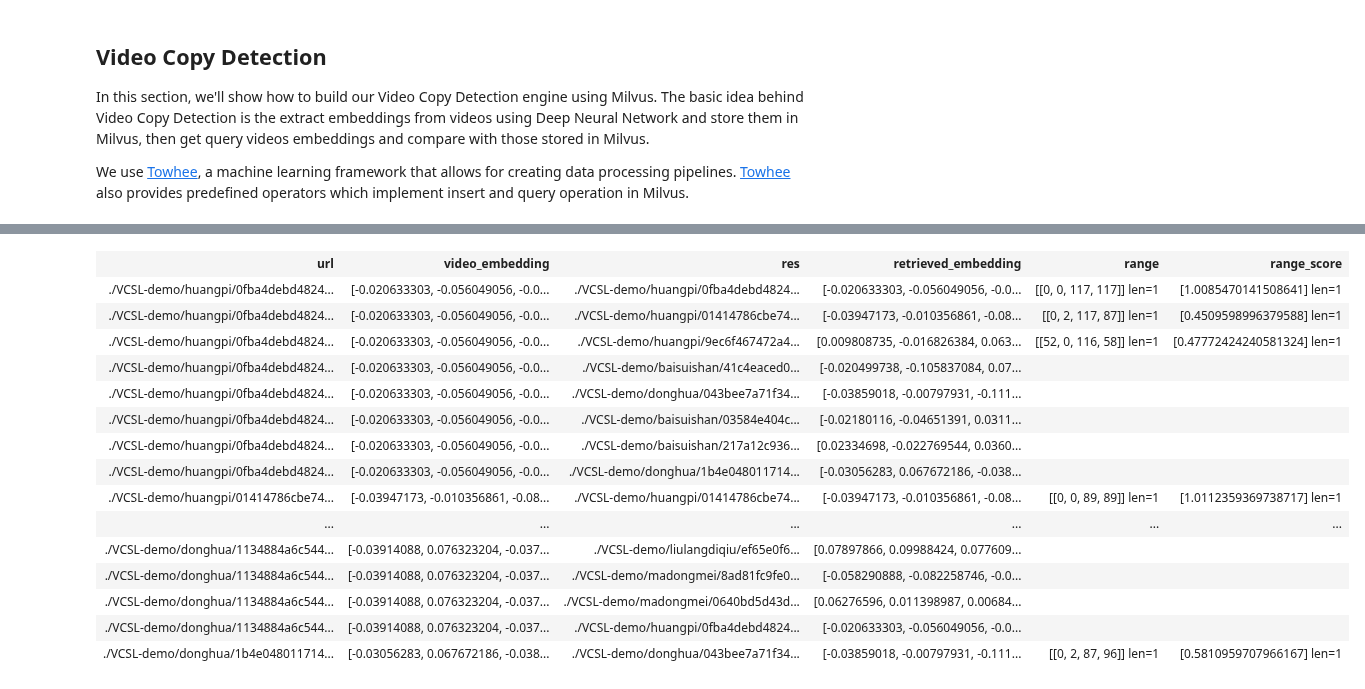
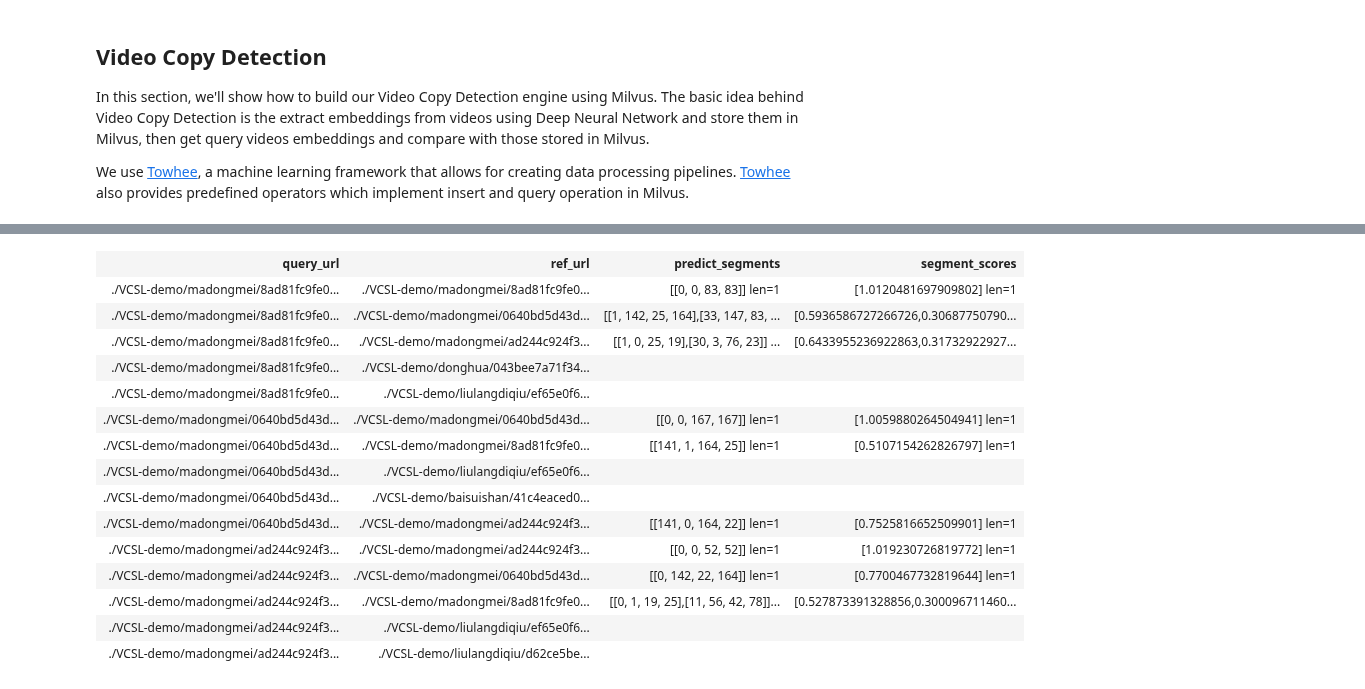
Before and after one commit to towhee-io/examples, a Jupyter notebook: video/video_deduplication/segment_level/video_deduplication_at_segment_level.ipynb, the cells around one changed output, grey strips where cells are left out. Saved outputs shown, nothing was run; the diff lists cells and outputs as text; code cells hidden in the pictures.

Commit message:
refine segment-level video de-copy
Signed-off-by: ChengZi <chen.zhang@zilliz.com>

```diff
--- a/video/video_deduplication/segment_level/video_deduplication_at_segment_level.ipynb
+++ b/video/video_deduplication/segment_level/video_deduplication_at_segment_level.ipynb
@@ -230,39 +243,42 @@ First, for every query frame, we retrieve a certain number of similar frames thr
 # %%
 %%time
 collection.load()
+
+query_file_pattern = os.path.join(vcsl_demo_root, 'madongmei', '*.*')
+
 dc = (
-	towhee.glob['url'](all_file_pattern).stream()
-		.video_decode.ffmpeg['url', 'frames'](sample_type='time_step_sample', args={'time_step': 1})
+	towhee.glob['query_url'](query_file_pattern).stream()
+		.video_decode.ffmpeg['query_url', 'frames'](sample_type='time_step_sample', args={'time_step': 1})
 		.get_image['frames', 'images']()
 		.flatten('images')
 		.drop_empty()
 		.image_embedding.isc['images', 'embeddings']()
-		.select['url', 'embeddings']()
+		.select['query_url', 'embeddings']()
 		.ann_search.milvus['embeddings', 'results'](collection=collection, limit=64, output_fields=['path'], metric_type='IP')
 		.split_res['results', ('retrieved_urls','scores')]()
-		.group_by('url')
-		.video_copy_detection.select_video[('retrieved_urls','scores'), 'res'](top_k=8, reduce_function='sum', reverse=True)
-		.from_leveldb['res', 'retrieved_embedding']('url_vec.db', True)
+		.group_by('query_url')
+		.video_copy_detection.select_video[('retrieved_urls','scores'), 'ref_url'](top_k=5, reduce_function='sum', reverse=True)
+		.from_leveldb['ref_url', 'retrieved_embedding']('url_vec.db', True)
 		.merge_ndarray['embeddings', 'video_embedding']()
-		.flatten('retrieved_embedding', 'res')
-		.video_copy_detection.temporal_network[('video_embedding', 'retrieved_embedding'), ('range', 'range_score')]()
-		.select['url', 'video_embedding',  'res', 'retrieved_embedding', 'range', 'range_score']()
-		.show(limit=100)
+		.flatten('retrieved_embedding', 'ref_url')
+		.video_copy_detection.temporal_network[('video_embedding', 'retrieved_embedding'), ('predict_segments', 'segment_scores')]()
+		.select['query_url',  'ref_url', 'predict_segments', 'segment_scores']()
+		.show(limit=50)
 )
 # %% [output]
-| url | video_embedding | res | retrieved_embedding | range | range_score |
-| ./VCSL-demo/huangpi/0fba4debd4824... | [-0.020633303, -0.056049056, -0.0... | ./VCSL-demo/huangpi/0fba4debd4824... | [-0.020633303, -0.056049056, -0.0... | [[0, 0, 117, 117]] len=1 | [1.0085470141508641] len=1 |
-| ./VCSL-demo/huangpi/0fba4debd4824... | [-0.020633303, -0.056049056, -0.0... | ./VCSL-demo/huangpi/01414786cbe74... | [-0.03947173, -0.010356861, -0.08... | [[0, 2, 117, 87]] len=1 | [0.4509598996379588] len=1 |
-| ./VCSL-demo/huangpi/0fba4debd4824... | [-0.020633303, -0.056049056, -0.0... | ./VCSL-demo/huangpi/9ec6f467472a4... | [0.009808735, -0.016826384, 0.063... | [[52, 0, 116, 58]] len=1 | [0.47772424240581324] len=1 |
-| ./VCSL-demo/huangpi/0fba4debd4824... | [-0.020633303, -0.056049056, -0.0... | ./VCSL-demo/baisuishan/41c4eaced0... | [-0.020499738, -0.105837084, 0.07... |  |  |
-| ./VCSL-demo/huangpi/0fba4debd4824... | [-0.020633303, -0.056049056, -0.0... | ./VCSL-demo/donghua/043bee7a71f34... | [-0.03859018, -0.00797931, -0.111... |  |  |
-| ./VCSL-demo/huangpi/0fba4debd4824... | [-0.020633303, -0.056049056, -0.0... | ./VCSL-demo/baisuishan/03584e404c... | [-0.02180116, -0.04651391, 0.0311... |  |  |
-| ./VCSL-demo/huangpi/0fba4debd4824... | [-0.020633303, -0.056049056, -0.0... | ./VCSL-demo/baisuishan/217a12c936... | [0.02334698, -0.022769544, 0.0360... |  |  |
-| ./VCSL-demo/huangpi/0fba4debd4824... | [-0.020633303, -0.056049056, -0.0... | ./VCSL-demo/donghua/1b4e048011714... | [-0.03056283, 0.067672186, -0.038... |  |  |
-| ./VCSL-demo/huangpi/01414786cbe74... | [-0.03947173, -0.010356861, -0.08... | ./VCSL-demo/huangpi/01414786cbe74... | [-0.03947173, -0.010356861, -0.08... | [[0, 0, 89, 89]] len=1 | [1.0112359369738717] len=1 |
-| ... | ... | ... | ... | ... | ... |
-| ./VCSL-demo/donghua/1134884a6c544... | [-0.03914088, 0.076323204, -0.037... | ./VCSL-demo/liulangdiqiu/ef65e0f6... | [0.07897866, 0.09988424, 0.077609... |  |  |
-| ./VCSL-demo/donghua/1134884a6c544... | [-0.03914088, 0.076323204, -0.037... | ./VCSL-demo/madongmei/8ad81fc9fe0... | [-0.058290888, -0.082258746, -0.0... |  |  |
-| ./VCSL-demo/donghua/1134884a6c544... | [-0.03914088, 0.076323204, -0.037... | ./VCSL-demo/madongmei/0640bd5d43d... | [0.06276596, 0.011398987, 0.00684... |  |  |
-| ./VCSL-demo/donghua/1134884a6c544... | [-0.03914088, 0.076323204, -0.037... | ./VCSL-demo/huangpi/0fba4debd4824... | [-0.020633303, -0.056049056, -0.0... |  |  |
-| ./VCSL-demo/donghua/1b4e048011714... | [-0.03056283, 0.067672186, -0.038... | ./VCSL-demo/donghua/043bee7a71f34... | [-0.03859018, -0.00797931, -0.111... | [[0, 2, 87, 96]] len=1 | [0.5810959707966167] len=1 |
+| query_url | ref_url | predict_segments | segment_scores |
+| ./VCSL-demo/madongmei/8ad81fc9fe0... | ./VCSL-demo/madongmei/8ad81fc9fe0... | [[0, 0, 83, 83]] len=1 | [1.0120481697909802] len=1 |
+| ./VCSL-demo/madongmei/8ad81fc9fe0... | ./VCSL-demo/madongmei/0640bd5d43d... | [[1, 142, 25, 164],[33, 147, 83, ... | [0.5936586727266726,0.30687750790... |
+| ./VCSL-demo/madongmei/8ad81fc9fe0... | ./VCSL-demo/madongmei/ad244c924f3... | [[1, 0, 25, 19],[30, 3, 76, 23]] ... | [0.6433955236922863,0.31732922927... |
+| ./VCSL-demo/madongmei/8ad81fc9fe0... | ./VCSL-demo/donghua/043bee7a71f34... |  |  |
+| ./VCSL-demo/madongmei/8ad81fc9fe0... | ./VCSL-demo/liulangdiqiu/ef65e0f6... |  |  |
+| ./VCSL-demo/madongmei/0640bd5d43d... | ./VCSL-demo/madongmei/0640bd5d43d... | [[0, 0, 167, 167]] len=1 | [1.0059880264504941] len=1 |
+| ./VCSL-demo/madongmei/0640bd5d43d... | ./VCSL-demo/madongmei/8ad81fc9fe0... | [[141, 1, 164, 25]] len=1 | [0.5107154262826797] len=1 |
+| ./VCSL-demo/madongmei/0640bd5d43d... | ./VCSL-demo/liulangdiqiu/ef65e0f6... |  |  |
+| ./VCSL-demo/madongmei/0640bd5d43d... | ./VCSL-demo/baisuishan/41c4eaced0... |  |  |
+| ./VCSL-demo/madongmei/0640bd5d43d... | ./VCSL-demo/madongmei/ad244c924f3... | [[141, 0, 164, 22]] len=1 | [0.7525816652509901] len=1 |
+| ./VCSL-demo/madongmei/ad244c924f3... | ./VCSL-demo/madongmei/ad244c924f3... | [[0, 0, 52, 52]] len=1 | [1.019230726819772] len=1 |
+| ./VCSL-demo/madongmei/ad244c924f3... | ./VCSL-demo/madongmei/0640bd5d43d... | [[0, 142, 22, 164]] len=1 | [0.7700467732819644] len=1 |
+| ./VCSL-demo/madongmei/ad244c924f3... | ./VCSL-demo/madongmei/8ad81fc9fe0... | [[0, 1, 19, 25],[11, 56, 42, 78]]... | [0.527873391328856,0.300096711460... |
+| ./VCSL-demo/madongmei/ad244c924f3... | ./VCSL-demo/liulangdiqiu/ef65e0f6... |  |  |
+| ./VCSL-demo/madongmei/ad244c924f3... | ./VCSL-demo/liulangdiqiu/d62ce5be... |  |  |
```
Also changed, not shown: parts of 17 cells of this notebook, 3 other files.
